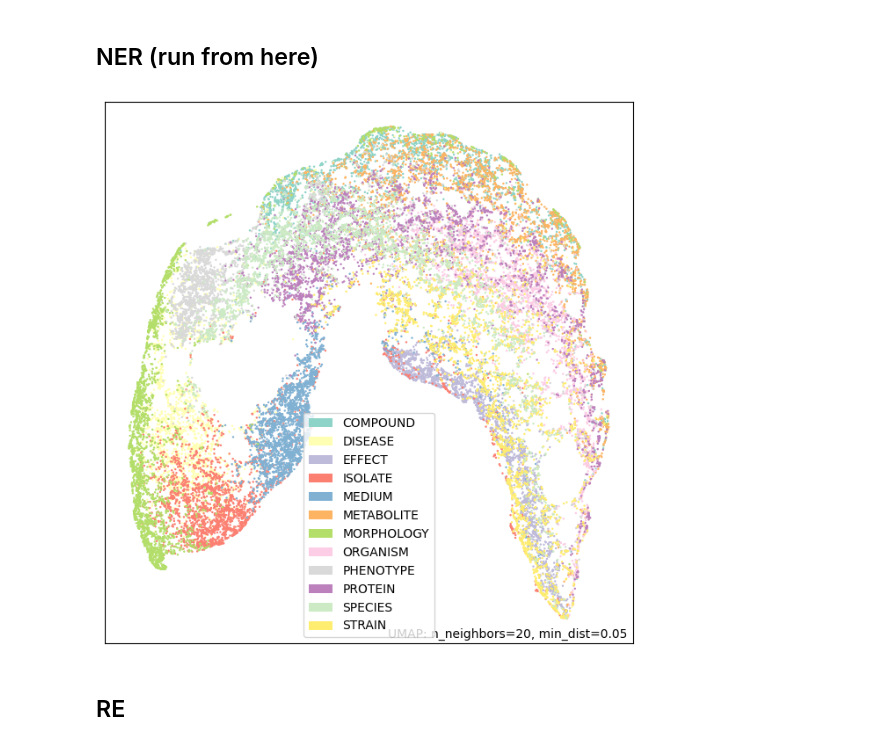
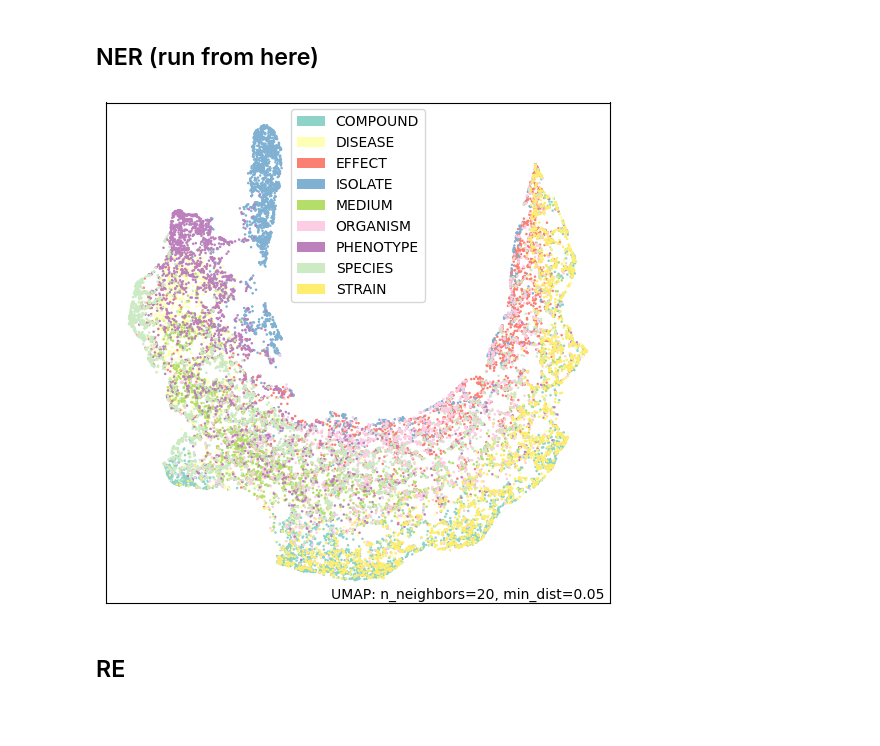
Before and after one commit to danielzmbp/NLP4Pheno, a Jupyter notebook: notebooks/analyze_embeddings_ner.ipynb, the cells around one changed output. Cells and saved outputs as stored; diff of their text form; code cells hidden in the pictures; blank space fills up the shorter version.

Commit message:
update figures new run

```diff
--- a/notebooks/analyze_embeddings_ner.ipynb
+++ b/notebooks/analyze_embeddings_ner.ipynb
@@ -201,8 +203,7 @@ plt.show()
 # %% [markdown]
 ## NER (run from here)
 # %%
-ners =["COMPOUND", "DISEASE", "EFFECT","ISOLATE","MEDIUM","METABOLITE","MORPHOLOGY",
-       "ORGANISM","PHENOTYPE","PROTEIN","STRAIN","SPECIES"]
+ners =["COMPOUND", "DISEASE", "EFFECT","ISOLATE","MEDIUM","ORGANISM","PHENOTYPE","STRAIN","SPECIES"]
 # %%
 l = []
 # Load models and tokenizers outside the loop to avoid reloading for each NER
@@ -239,10 +241,10 @@ mapper = umap.UMAP(n_neighbors=20,min_dist=0.05).fit(dfs.iloc[:, :-1])
 labels = dfs.iloc[:, -1]
 # %%
 # Plot using UMAP's plotting API, mapping labels to colors
-p = umap.plot.points(mapper, labels=labels, color_key_cmap='Set3',width=775, height=800)
+p = umap.plot.points(mapper, labels=labels, color_key_cmap='Set3',width=650, height=650)
 plt.savefig("figures/predictions/umap_ner.pdf")
 # %% [output]
-[figure, old version]
+[figure, new version]
 # %% [markdown]
 ## RE
 # %%
```
Also changed, not shown: parts of 4 cells of this notebook, 3 other files.
